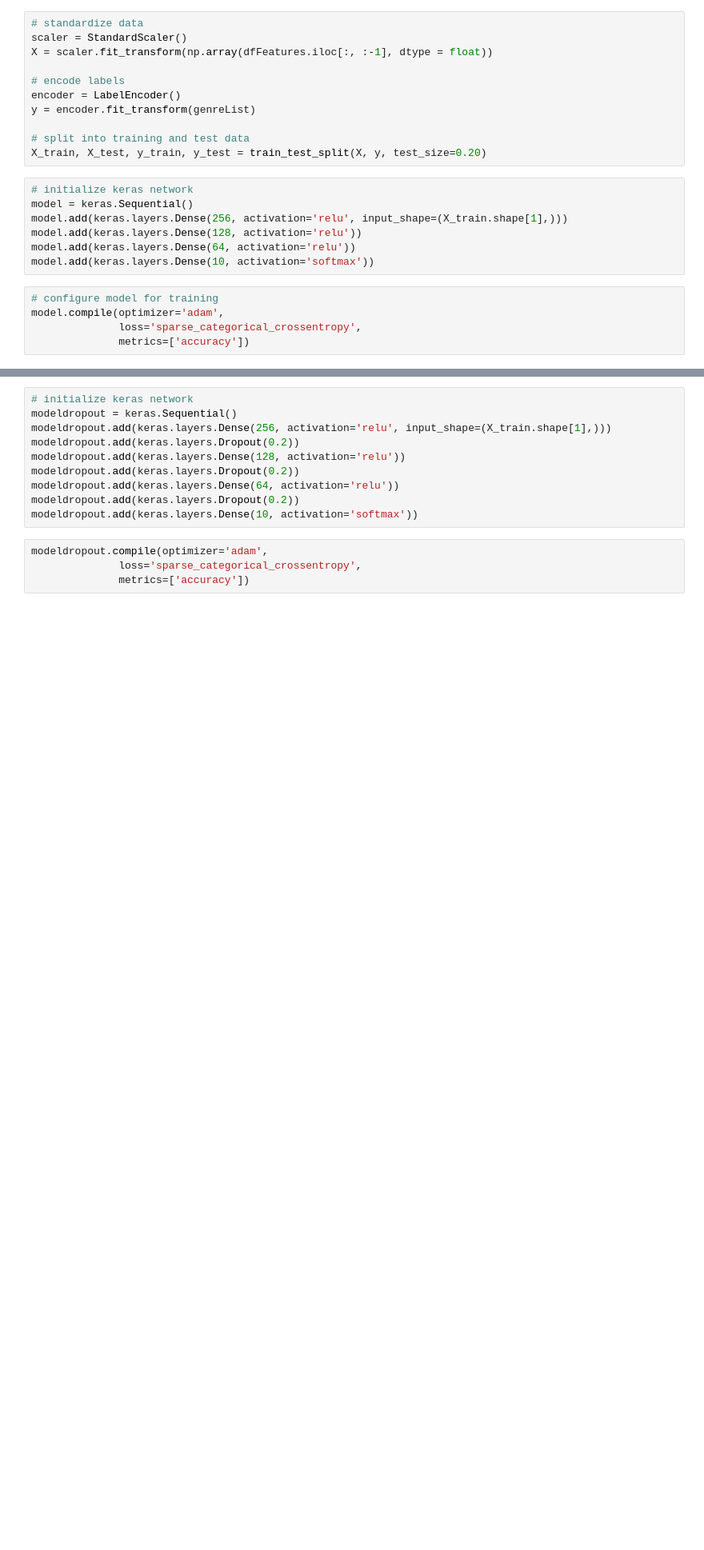
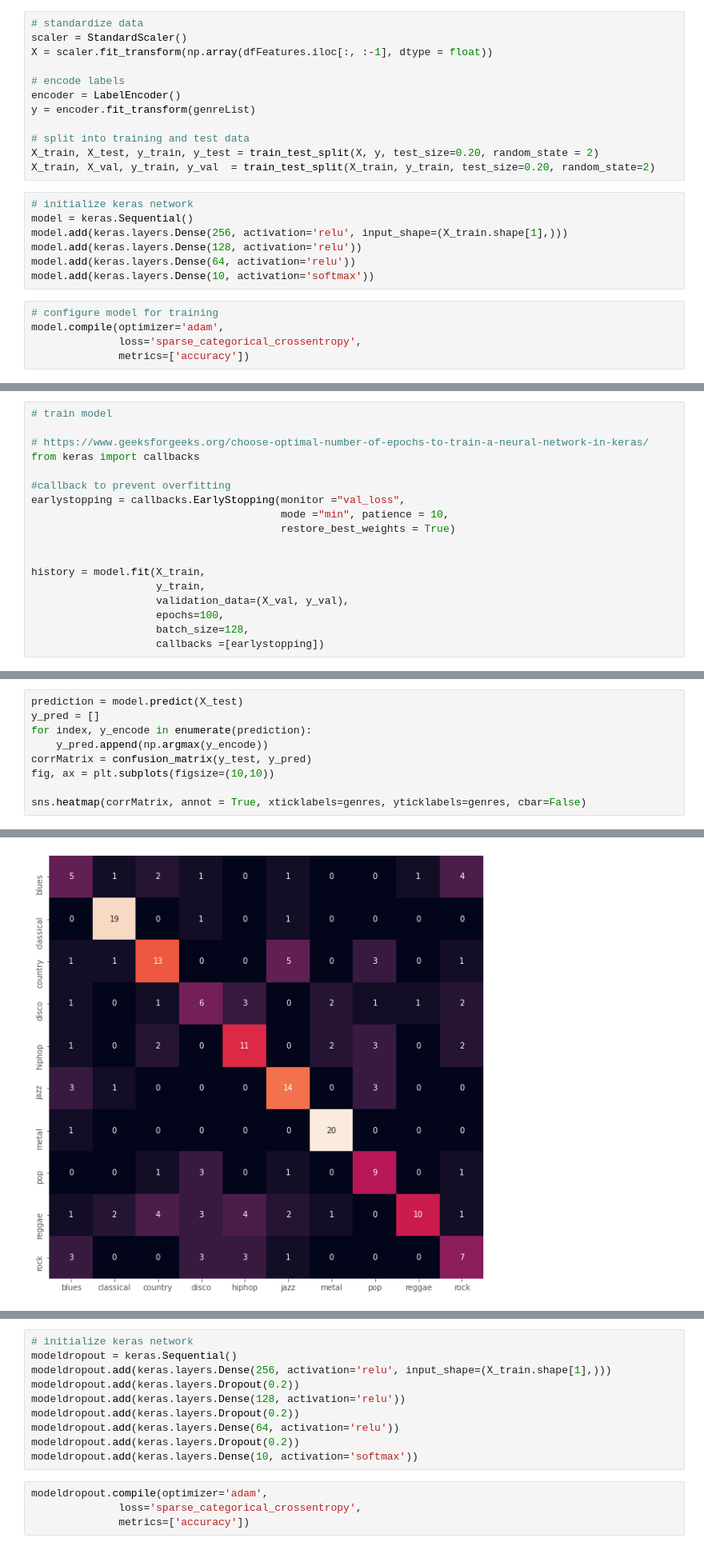
Before and after one commit to givi0519/CSCI-4622-Final-Project, a Jupyter notebook: keras_NN.ipynb, the cells around one changed output, grey strips where cells are left out. Shown at 80% size. Saved outputs shown, nothing was run; the diff lists cells and outputs as text; blank space fills up the shorter version.

```diff
--- a/keras_NN.ipynb
+++ b/keras_NN.ipynb
@@ -55,7 +54,8 @@ encoder = LabelEncoder()
 y = encoder.fit_transform(genreList)
 
 # split into training and test data
-X_train, X_test, y_train, y_test = train_test_split(X, y, test_size=0.20)
+X_train, X_test, y_train, y_test = train_test_split(X, y, test_size=0.20, random_state = 2)
+X_train, X_val, y_train, y_val  = train_test_split(X_train, y_train, test_size=0.20, random_state=2)
 # %%
 # initialize keras network
 model = keras.Sequential()
@@ -105,0 +71,18 @@ accuracy
+# %%
+# train model
+
+# https://www.geeksforgeeks.org/choose-optimal-number-of-epochs-to-train-a-neural-network-in-keras/
+from keras import callbacks
+
+#callback to prevent overfitting
+earlystopping = callbacks.EarlyStopping(monitor ="val_loss",
+                                        mode ="min", patience = 10,
+                                        restore_best_weights = True)
+
+
+history = model.fit(X_train,
+                    y_train,
+                    validation_data=(X_val, y_val),
+                    epochs=100,
+                    batch_size=128,
+                    callbacks =[earlystopping])
@@ -109,0 +111,10 @@ test_loss, test_acc  = model.evaluate(X_test, y_test, batch_size=128)
+# %%
+prediction = model.predict(X_test)
+y_pred = []
+for index, y_encode in enumerate(prediction):
+    y_pred.append(np.argmax(y_encode))
+corrMatrix = confusion_matrix(y_test, y_pred)
+fig, ax = plt.subplots(figsize=(10,10))
+
+sns.heatmap(corrMatrix, annot = True, xticklabels=genres, yticklabels=genres, cbar=False)
+# %% [output]
@@ -109,0 +122 @@ test_loss, test_acc  = model.evaluate(X_test, y_test, batch_size=128)
+[figure, added]
```
Also changed, not shown: parts of 19 cells of this notebook, 5 other files.
